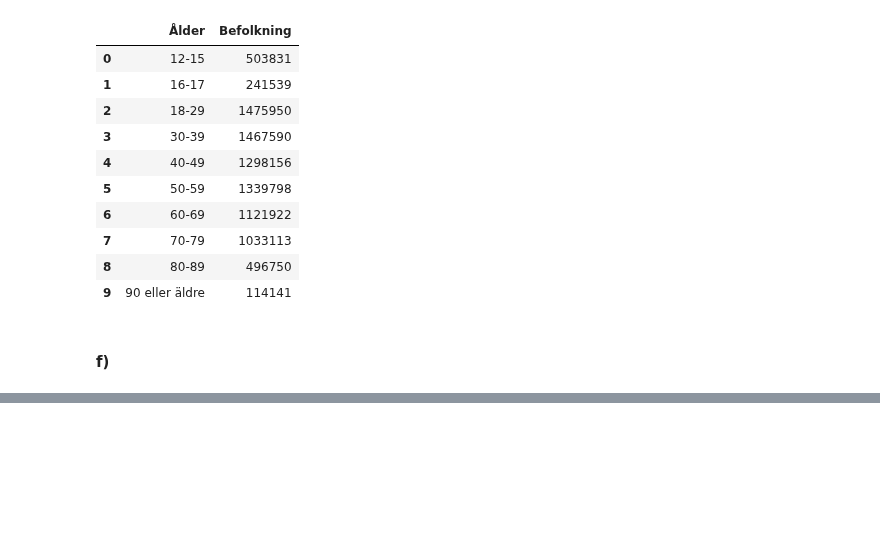
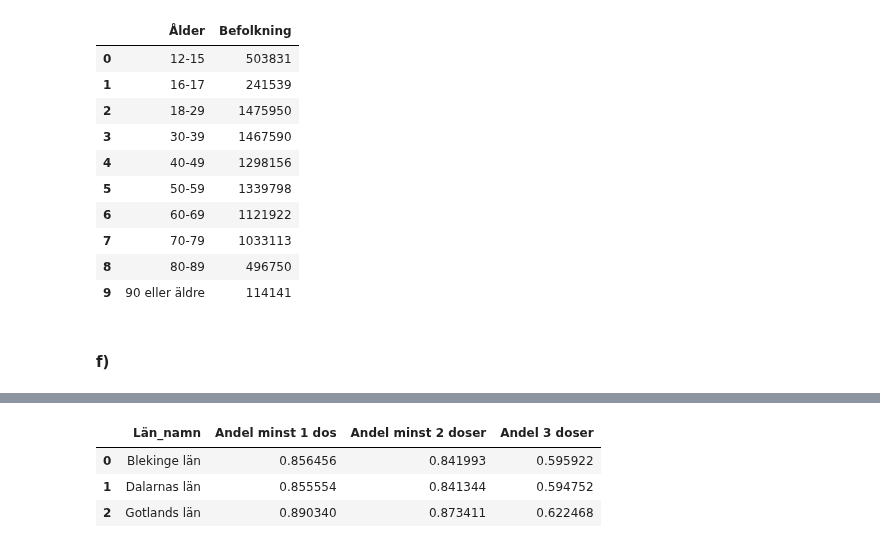
Before and after one commit to DorotaBjoorn/Databehandling-Dorota-Bjoorn, a Jupyter notebook: Lab/Lab_uppg02.ipynb, the cells around one changed output, grey strips where cells are left out. Drawn from its saved outputs; the diff is of its cells as text; code cells hidden in the pictures; blank space fills up the shorter version.

```diff
--- a/Lab/Lab_uppg02.ipynb
+++ b/Lab/Lab_uppg02.ipynb
@@ -110,0 +142,8 @@ px.pie(values = df_pop_per_age["Befolkning"], names= df_pop_per_age["Ålder"])
+# %%
+df_per_lan_1_2_3 = df_vaccin_kommun_alder.groupby("Län_namn")[["Andel minst 1 dos", "Andel minst 2 doser", "Andel 3 doser"]].mean().reset_index()
+df_per_lan_1_2_3.head(3)
+# %% [output]
+|  | Län_namn | Andel minst 1 dos | Andel minst 2 doser | Andel 3 doser |
+| 0 | Blekinge län | 0.856456 | 0.841993 | 0.595922 |
+| 1 | Dalarnas län | 0.855554 | 0.841344 | 0.594752 |
+| 2 | Gotlands län | 0.890340 | 0.873411 | 0.622468 |
```
Also changed, not shown: parts of 11 cells of this notebook.
